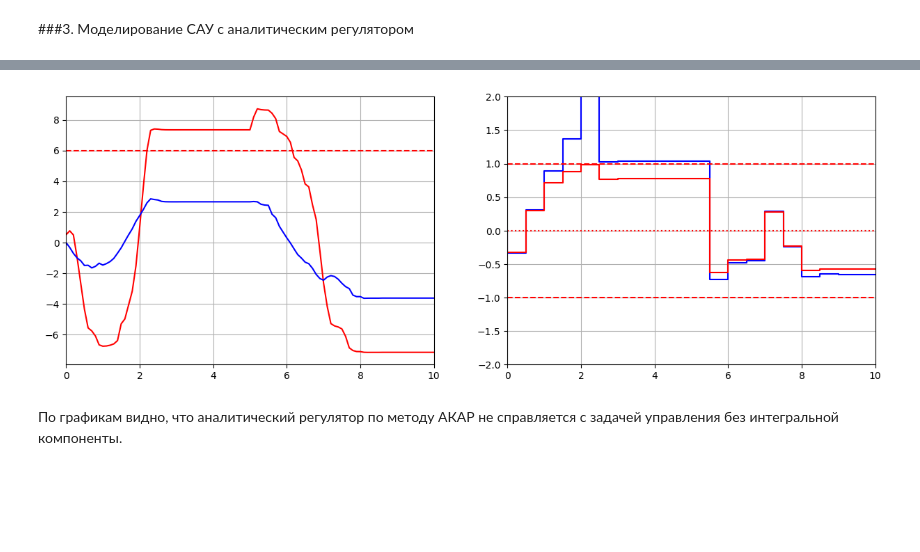
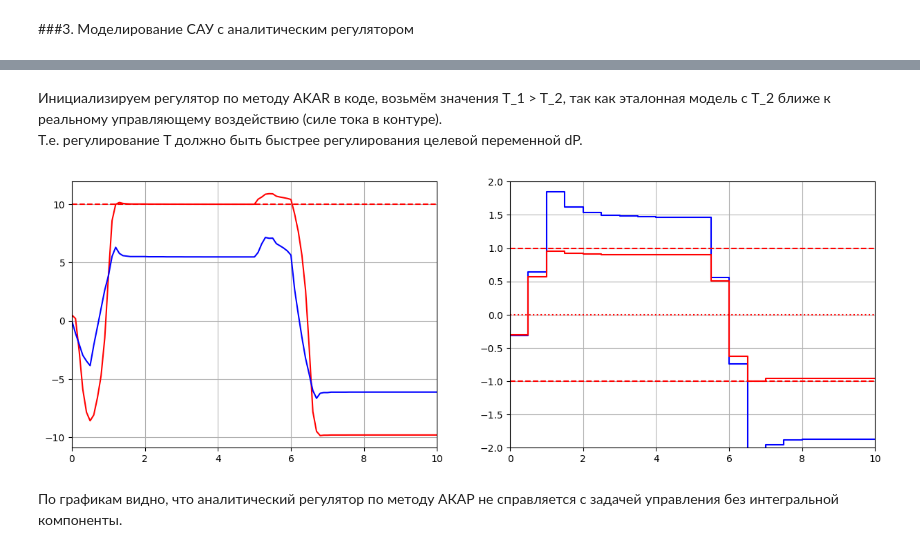
Before and after one commit to sanka-eu/nonlinear_and_adaptive_control_practice, a Jupyter notebook: lab2_akar.ipynb, the cells around one changed output, grey strips where cells are left out. Saved outputs shown, nothing was run; the diff lists cells and outputs as text; code cells hidden in the pictures; blank space fills up the shorter version.

```diff
--- a/lab2_akar.ipynb
+++ b/lab2_akar.ipynb
@@ -23,10 +24,11 @@ T=sympy.symbols('T')
 zeta=sympy.symbols('zeta')
 I=sympy.symbols('I')
 dP_d=sympy.symbols('dP_d')
+G=sympy.symbols('G')
 
 #запись уравнений
 d_dP=17 * T + zeta - 0.1 * dP**3 + 9 * sympy.sin(4 * dP - 7) - 6
-dT=-0.1 * T**3 - 2 * T * sympy.cos(5 * dP + 6) + 30 * I - 1
+dT=-0.1 * T**3 - 2 * T * sympy.cos(5 * dP + 6) + G * I - 1
 
 from sympy.solvers import solve
 d_dP_d=dP_d-dP
@@ -181,3 +191,6 @@ list(u_analytical.free_symbols)
+# %% [markdown]
+Инициализируем регулятор по методу AKAR в коде, возьмём значения T_1 > T_2, так как эталонная модель с T_2 ближе к реальному управляющему воздействию (силе тока в контуре).\
+Т.е. регулирование T должно быть быстрее регулирования целевой переменной dP.
 # %%
 class AKAR(digicon_mod.plc.PLC):
     def __init__(self, goal, gain, dtu):
@@ -188,26 +201,25 @@ class AKAR(digicon_mod.plc.PLC):
 
     def control(self, x, t):
         return self.func(
-            dP=x[0], T=x[1], dP_d=self.Pd, zeta=13.5, T_1=1, T_2=1
+            dP=x[0], T=x[1], dP_d=self.Pd, zeta=13.5, T_1=100, T_2=1, G=self.G
         )
-        #0.00333333333333333*T**3 + 0.01*T*dP**2 - 1.2*T*cos(4.0*dP - 7.0) + 0.0666666666666667*T*cos(5.0*dP + 6.0) - 0.0666666666666667*T - 5.88235294117647e-5*dP**5 + 0.00705882352941176*dP**3*cos(4.0*dP - 7.0) + 0.000392156862745098*dP**3 + 0.00529411764705882*dP**2*sin(4.0*dP - 7.0) + 0.00441176470588235*dP**2 - 0.00196078431372549*dP + 0.00196078431372549*dP_d - 0.0352941176470588*sin(4.0*dP - 7.0) - 0.317647058823529*sin(8.0*dP - 14.0) - 0.529411764705882*cos(4.0*dP - 7.0) + 0.00392156862745098 # возвращаем последний элемент
 # %%
 v0_init = 4.0
 v0_finish = 23.0
 change_time = 5
-goal = 6
-gain = 5.9
+goal = 10
+gain = 30
 step = 0.5
 mod_step = 0.1
 tk = 10
 x0 = [0.5, 0.0]
 func_ctrl = F_with_change(change_time,v0_init,v0_finish)
 
 plc = AKAR(goal=goal, gain=gain, dtu=step)
 res = digicon_mod.sim.calculate(func_ctrl, x0, mod_step, tk, plc)
 plot_result(time=res['t'], time_end=tk, x1 = res['x1'], x2 = res['x2'], plc=plc, goal=goal)
 # %% [output]
-[figure, old version]
+[figure, new version]
 # %% [markdown]
 По графикам видно, что аналитический регулятор по методу АКАР не справляется с задачей управления без интегральной компоненты.
 # %% [markdown]
```
Also changed, not shown: parts of 16 cells of this notebook.
